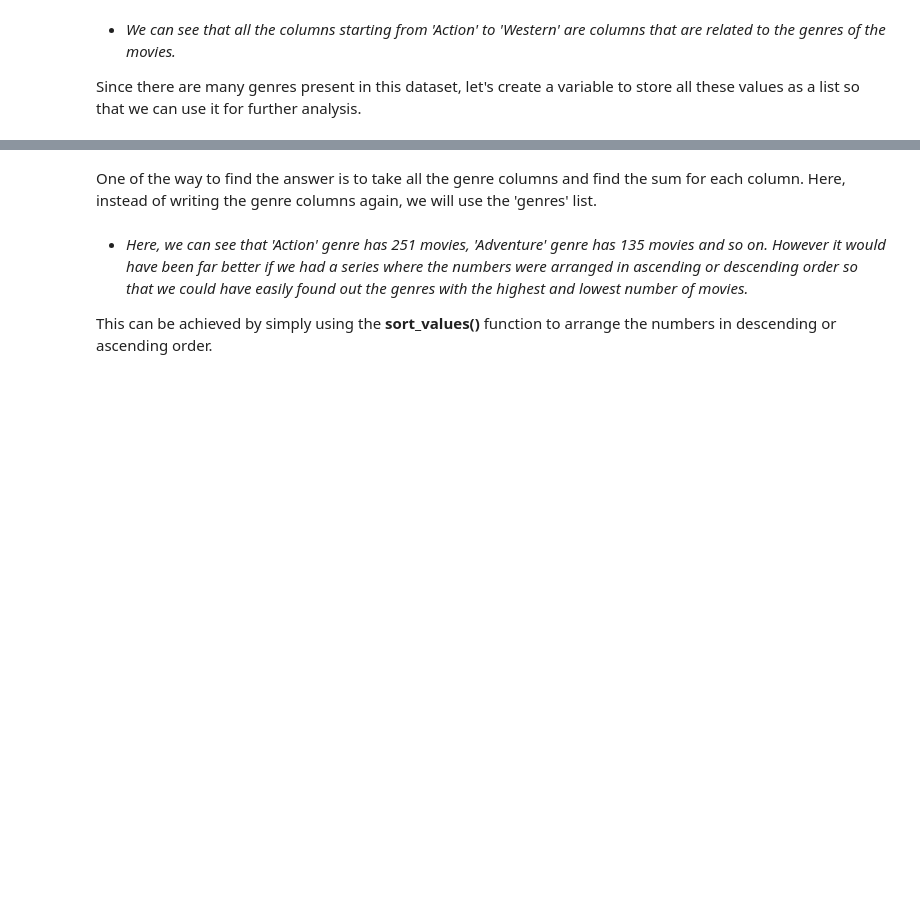
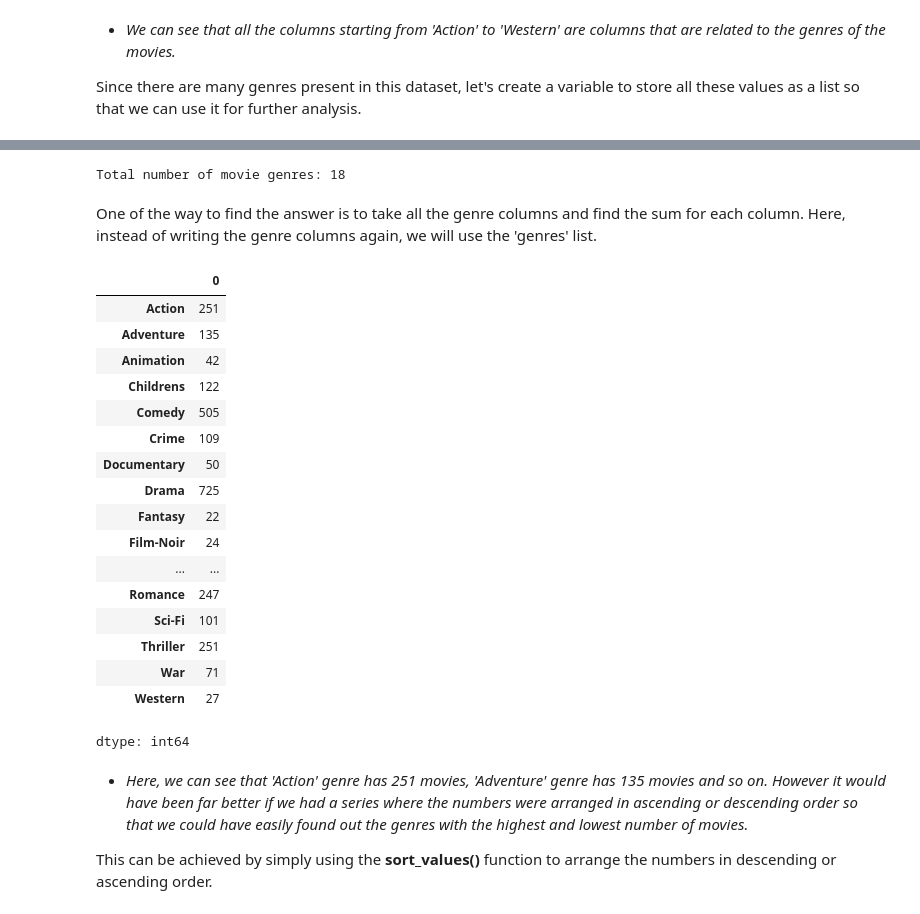
Before and after one commit to MonishDY/AI-Track, a Jupyter notebook: Assignment/MovieLens_Case_Study_01.ipynb, the cells around one changed output, grey strips where cells are left out. Saved outputs shown, nothing was run; the diff lists cells and outputs as text; code cells hidden in the pictures; blank space fills up the shorter version.

```diff
--- a/Assignment/MovieLens_Case_Study_01.ipynb
+++ b/Assignment/MovieLens_Case_Study_01.ipynb
@@ -230,7 +386,33 @@ Since there are many genres present in this dataset, let's create a variable to
 # %%
-# using the len() function to calculate the number of genres
+# Using the len() function to calculate the number of genres
+print("Total number of movie genres:", len(movie_genres))
+# %% [output]
+Total number of movie genres: 18
 # %% [markdown]
 One of the way to find the answer is to take all the genre columns and find the sum for each column. Here, instead of writing the genre columns again, we will use the 'genres' list.
+# %%
+# Calculating the total number of movies present in each movie genre
+genre_count = movie_df[movie_genres].sum()
+genre_count
+# %% [output]
+|  | 0 |
+| Action | 251 |
+| Adventure | 135 |
+| Animation | 42 |
+| Childrens | 122 |
+| Comedy | 505 |
+| Crime | 109 |
+| Documentary | 50 |
+| Drama | 725 |
+| Fantasy | 22 |
+| Film-Noir | 24 |
+| ... | ... |
+| Romance | 247 |
+| Sci-Fi | 101 |
+| Thriller | 251 |
+| War | 71 |
+| Western | 27 |
+dtype: int64
 # %% [markdown]
 - *Here, we can see that 'Action' genre has 251 movies, 'Adventure' genre has 135 movies and so on. However it would have been far better if we had a series where the numbers were arranged in ascending or descending order so that we could have easily found out the genres with the highest and lowest number of movies.* <br>
 
```
Also changed, not shown: parts of 25 cells of this notebook.
